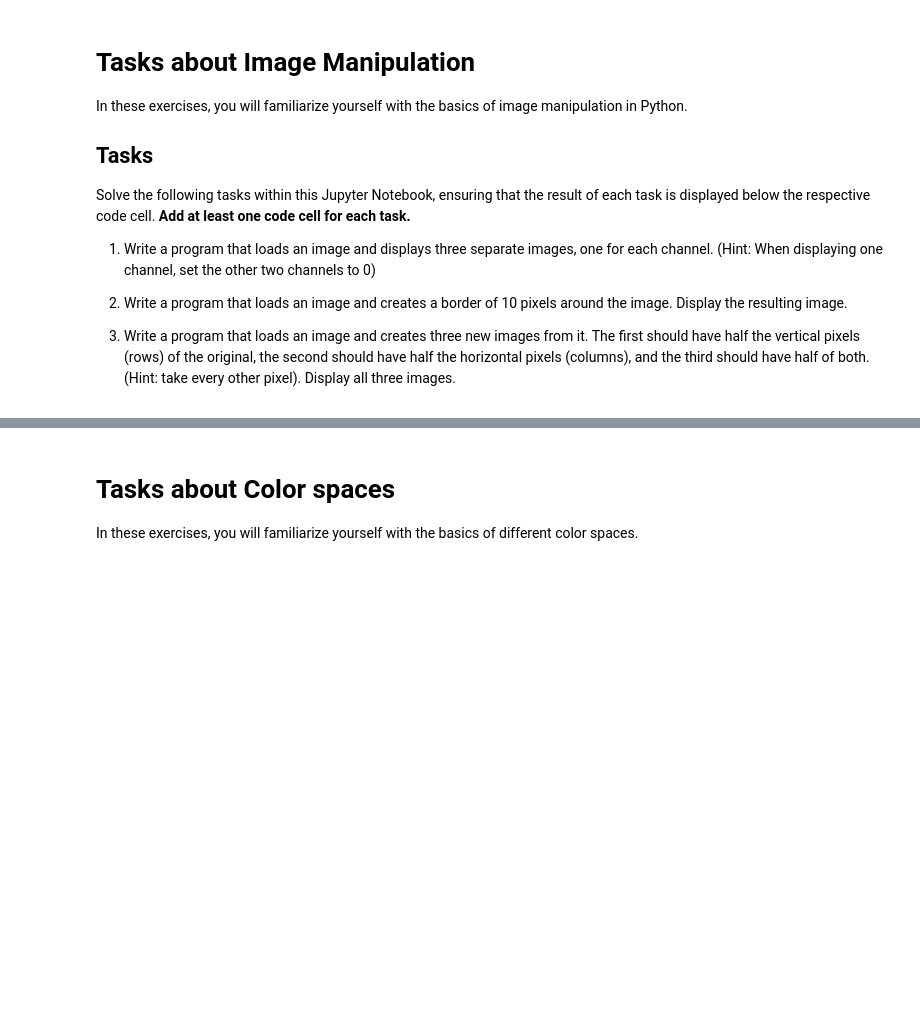
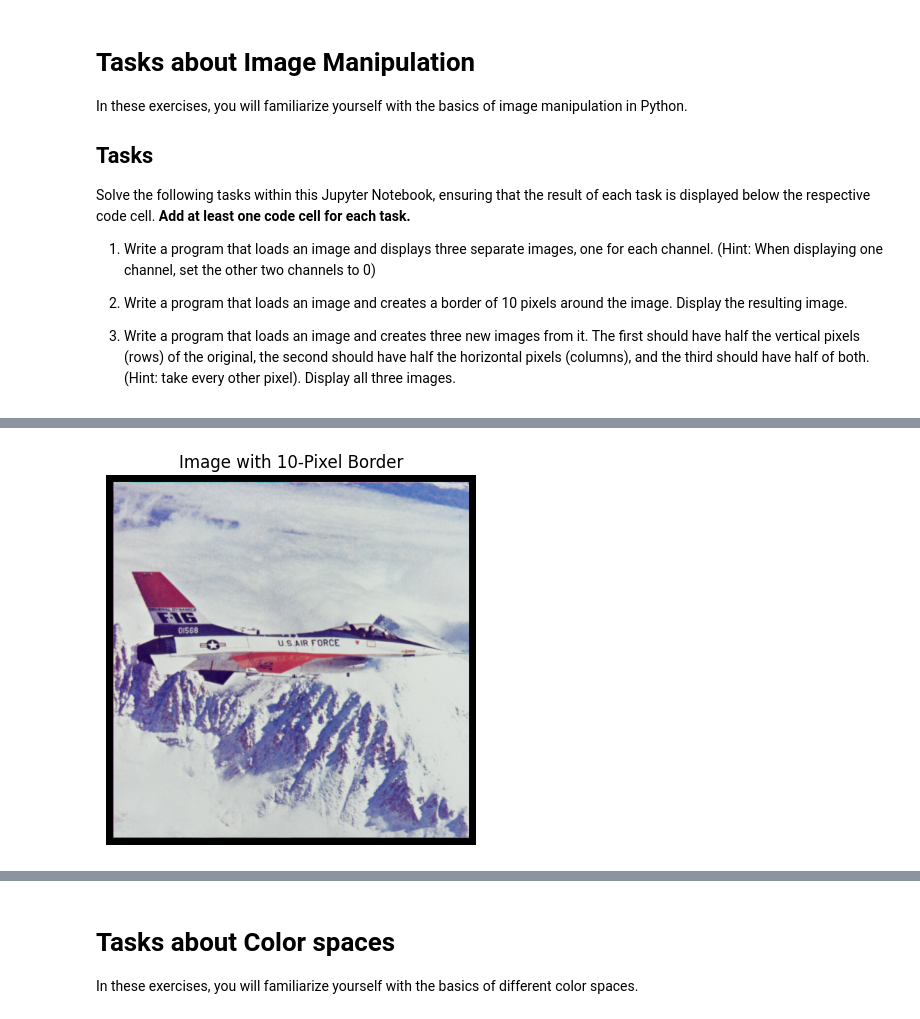
Before and after one commit to nikolinabioksic/RacunalniVid, a Jupyter notebook: lab1.ipynb, the cells around one changed output, grey strips where cells are left out. Saved outputs shown, nothing was run; the diff lists cells and outputs as text; code cells hidden in the pictures; blank space fills up the shorter version.

```diff
--- a/lab1.ipynb
+++ b/lab1.ipynb
@@ -207,0 +242,13 @@ Solve the following tasks within this Jupyter Notebook, ensuring that the result
+# %%
+from PIL import ImageOps
+
+image = Image.open("images/airplane.bmp")
+
+bordered_image = ImageOps.expand(image, border=10, fill='black')
+
+plt.imshow(bordered_image)
+plt.title("Image with 10-Pixel Border")
+plt.axis('off')
+plt.show()
+# %% [output]
+[figure, added]
```
Also changed, not shown: parts of 11 cells of this notebook.
